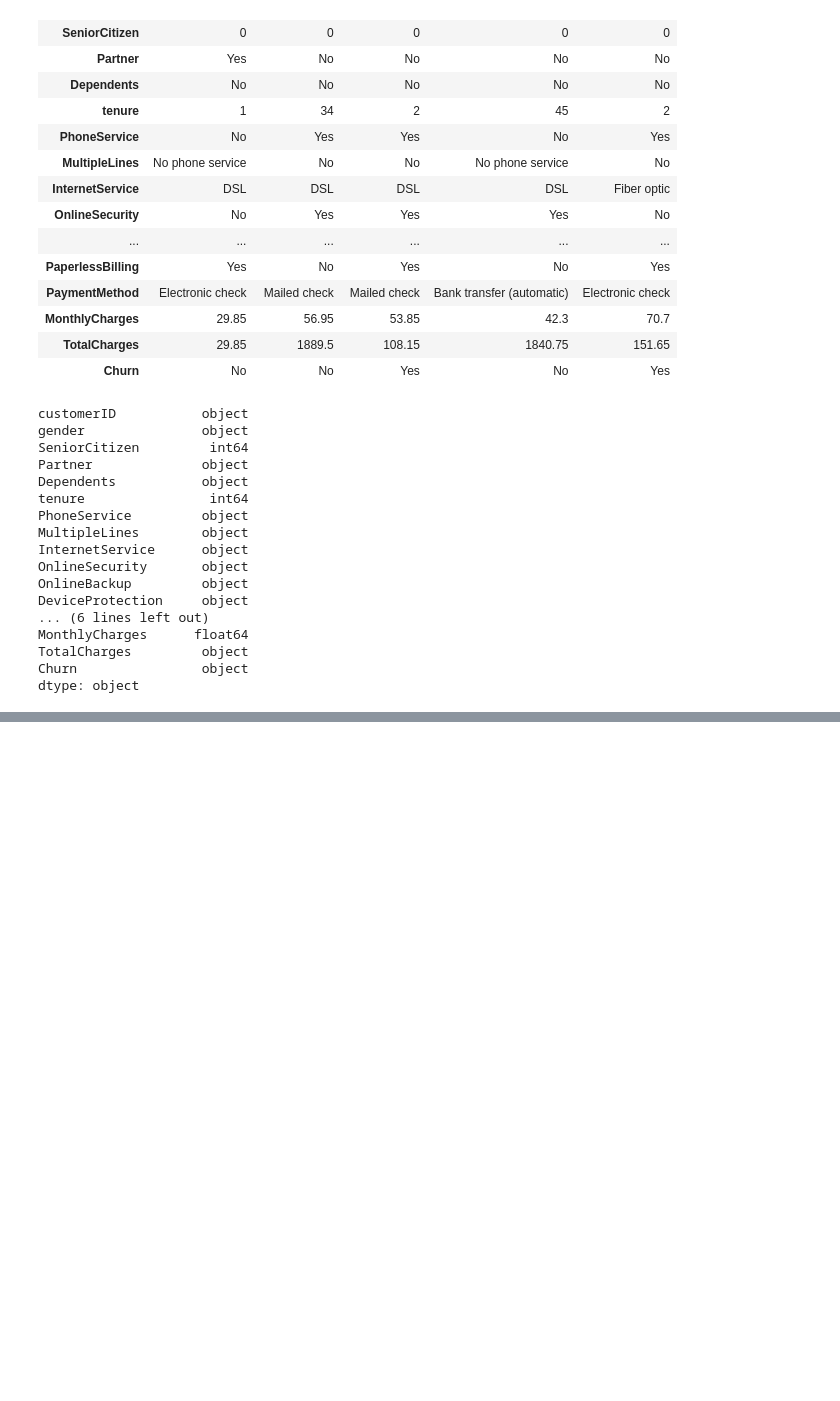
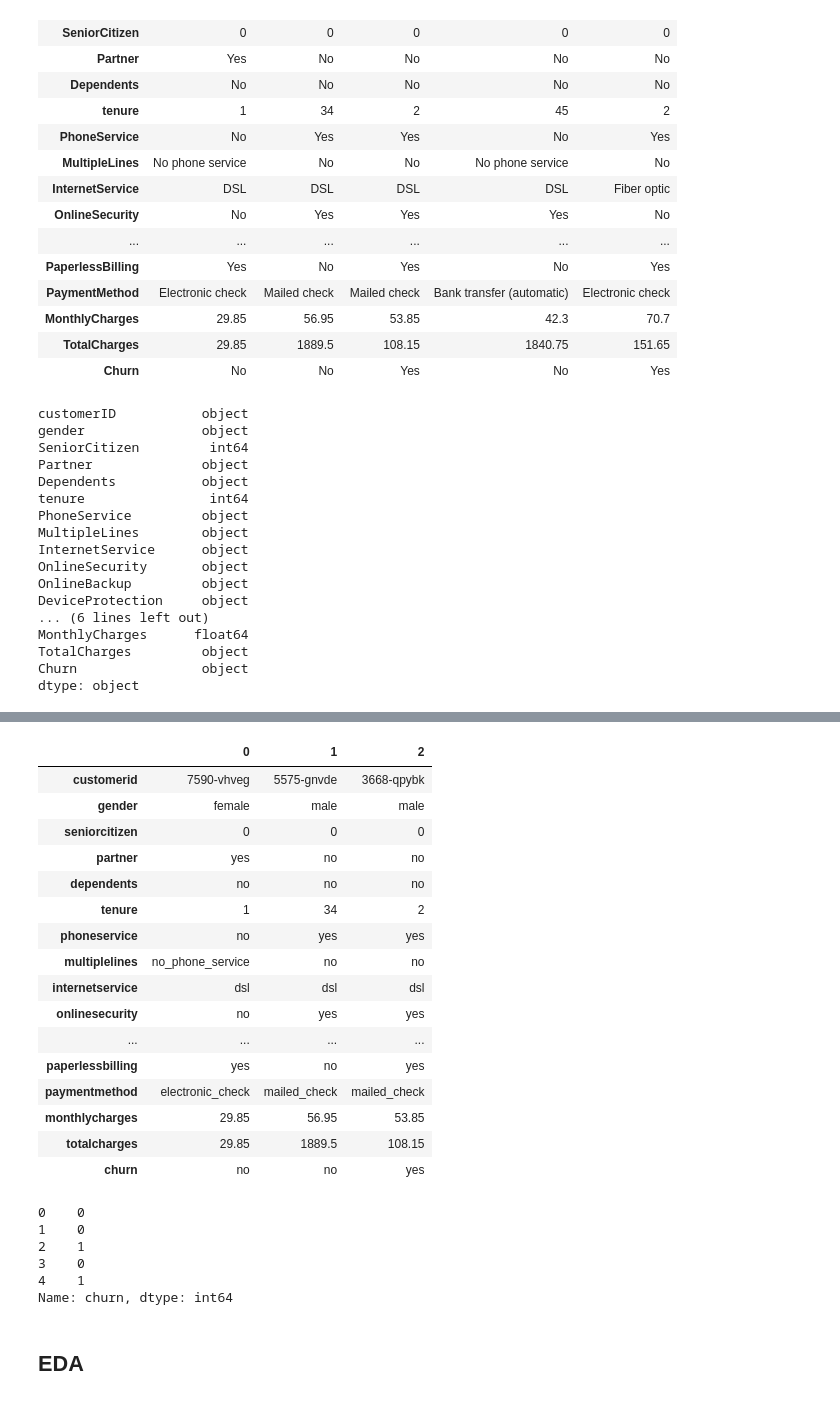
Before and after one commit to GridasovSasha/ML_classification_customer_churn, a Jupyter notebook: main.ipynb, the cells around one changed output, grey strips where cells are left out. Cells and saved outputs as stored; diff of their text form; code cells hidden in the pictures; blank space fills up the shorter version.

```diff
--- a/main.ipynb
+++ b/main.ipynb
@@ -50,0 +79,42 @@ dtype: object
+# %%
+# переводим названяи столбцов в нижний регистр и меняем пробелы на _
+df.columns = df.columns.str.lower().str.replace(' ', '_')
+
+# собираем список строковых столбцов
+string_col = list(df.dtypes[df.dtypes == 'object'].index)
+
+# в столбцах понижаем регистр, меняем пробелы на _
+for col in string_col:
+    df[col] = df[col].str.lower().str.replace(' ', '_')
+
+df.head(3).T
+# %% [output]
+|  | 0 | 1 | 2 |
+| customerid | 7590-vhveg | 5575-gnvde | 3668-qpybk |
+| gender | female | male | male |
+| seniorcitizen | 0 | 0 | 0 |
+| partner | yes | no | no |
+| dependents | no | no | no |
+| tenure | 1 | 34 | 2 |
+| phoneservice | no | yes | yes |
+| multiplelines | no_phone_service | no | no |
+| internetservice | dsl | dsl | dsl |
+| onlinesecurity | no | yes | yes |
+| ... | ... | ... | ... |
+| paperlessbilling | yes | no | yes |
+| paymentmethod | electronic_check | mailed_check | mailed_check |
+| monthlycharges | 29.85 | 56.95 | 53.85 |
+| totalcharges | 29.85 | 1889.5 | 108.15 |
+| churn | no | no | yes |
+# %%
+# преобразуем целевую переменную в int
+
+df['churn'] = df['churn'].apply(lambda x:1 if x =='yes' else 0)
+df['churn'].head()
+# %% [output]
+0    0
+1    0
+2    1
+3    0
+4    1
+Name: churn, dtype: int64
@@ -50,0 +135,2 @@ dtype: object
+# %% [markdown]
+## EDA
```
Also changed, not shown: parts of 19 cells of this notebook.
